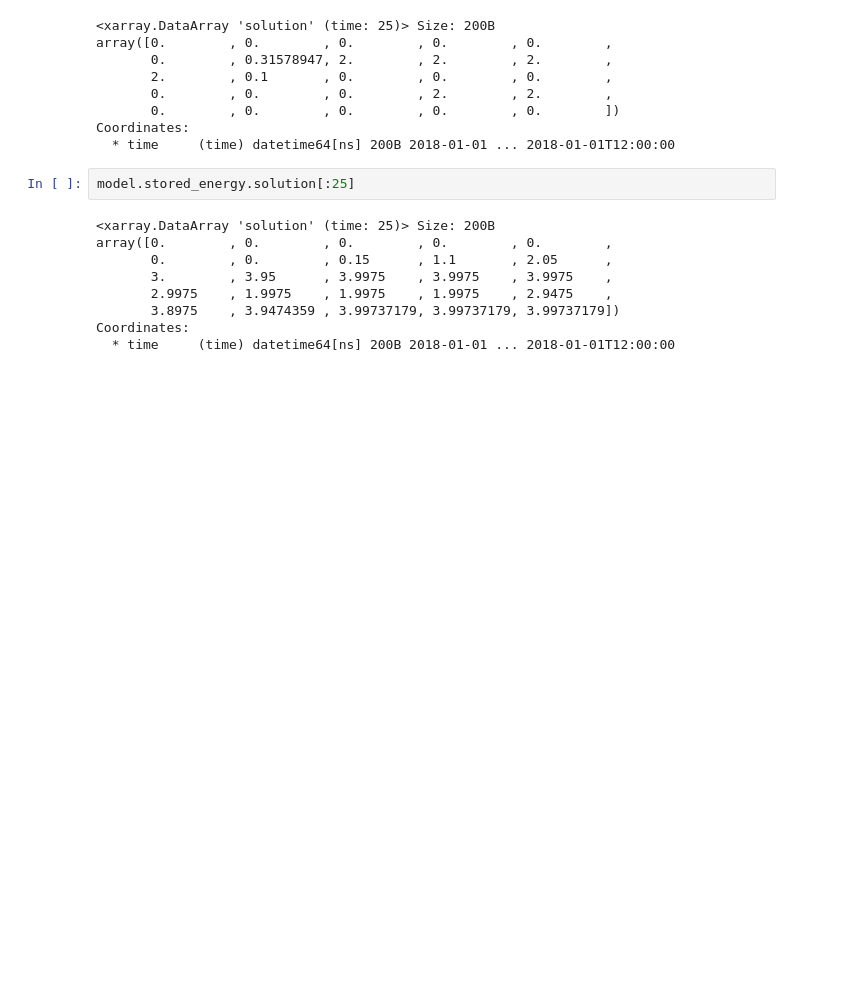
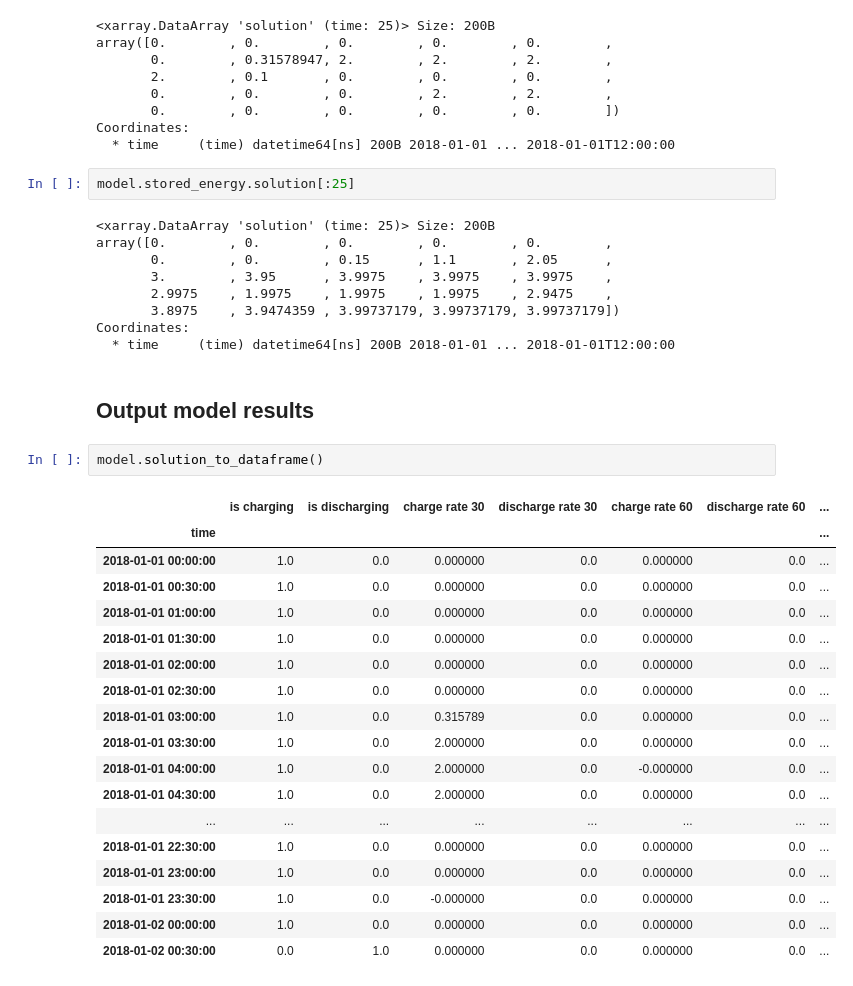
Before and after one commit to LeoHuckvale/chronos-lite, a Jupyter notebook: example.ipynb, the cells around one changed output. Cells and saved outputs as stored; diff of their text form; blank space fills up the shorter version.

Commit message:
Implement method to output solution to dataframe

```diff
--- a/example.ipynb
+++ b/example.ipynb
@@ -193,3 +193,26 @@ array([0.        , 0.        , 0.        , 0.        , 0.        ,
        3.8975    , 3.9474359 , 3.99737179, 3.99737179, 3.99737179])
 Coordinates:
   * time     (time) datetime64[ns] 200B 2018-01-01 ... 2018-01-01T12:00:00
+# %% [markdown]
+## Output model results
+# %%
+model.solution_to_dataframe()
+# %% [output]
+|  | is charging | is discharging | charge rate 30 | discharge rate 30 | charge rate 60 | discharge rate 60 | ... |
+| time |  |  |  |  |  |  | ... |
+| 2018-01-01 00:00:00 | 1.0 | 0.0 | 0.000000 | 0.0 | 0.000000 | 0.0 | ... |
+| 2018-01-01 00:30:00 | 1.0 | 0.0 | 0.000000 | 0.0 | 0.000000 | 0.0 | ... |
+| 2018-01-01 01:00:00 | 1.0 | 0.0 | 0.000000 | 0.0 | 0.000000 | 0.0 | ... |
+| 2018-01-01 01:30:00 | 1.0 | 0.0 | 0.000000 | 0.0 | 0.000000 | 0.0 | ... |
+| 2018-01-01 02:00:00 | 1.0 | 0.0 | 0.000000 | 0.0 | 0.000000 | 0.0 | ... |
+| 2018-01-01 02:30:00 | 1.0 | 0.0 | 0.000000 | 0.0 | 0.000000 | 0.0 | ... |
+| 2018-01-01 03:00:00 | 1.0 | 0.0 | 0.315789 | 0.0 | 0.000000 | 0.0 | ... |
+| 2018-01-01 03:30:00 | 1.0 | 0.0 | 2.000000 | 0.0 | 0.000000 | 0.0 | ... |
+| 2018-01-01 04:00:00 | 1.0 | 0.0 | 2.000000 | 0.0 | -0.000000 | 0.0 | ... |
+| 2018-01-01 04:30:00 | 1.0 | 0.0 | 2.000000 | 0.0 | 0.000000 | 0.0 | ... |
+| ... | ... | ... | ... | ... | ... | ... | ... |
+| 2018-01-01 22:30:00 | 1.0 | 0.0 | 0.000000 | 0.0 | 0.000000 | 0.0 | ... |
+| 2018-01-01 23:00:00 | 1.0 | 0.0 | 0.000000 | 0.0 | 0.000000 | 0.0 | ... |
+| 2018-01-01 23:30:00 | 1.0 | 0.0 | -0.000000 | 0.0 | 0.000000 | 0.0 | ... |
+| 2018-01-02 00:00:00 | 1.0 | 0.0 | 0.000000 | 0.0 | 0.000000 | 0.0 | ... |
+| 2018-01-02 00:30:00 | 0.0 | 1.0 | 0.000000 | 0.0 | 0.000000 | 0.0 | ... |
```
Also changed, not shown: parts of 5 cells of this notebook, 1 other file.
